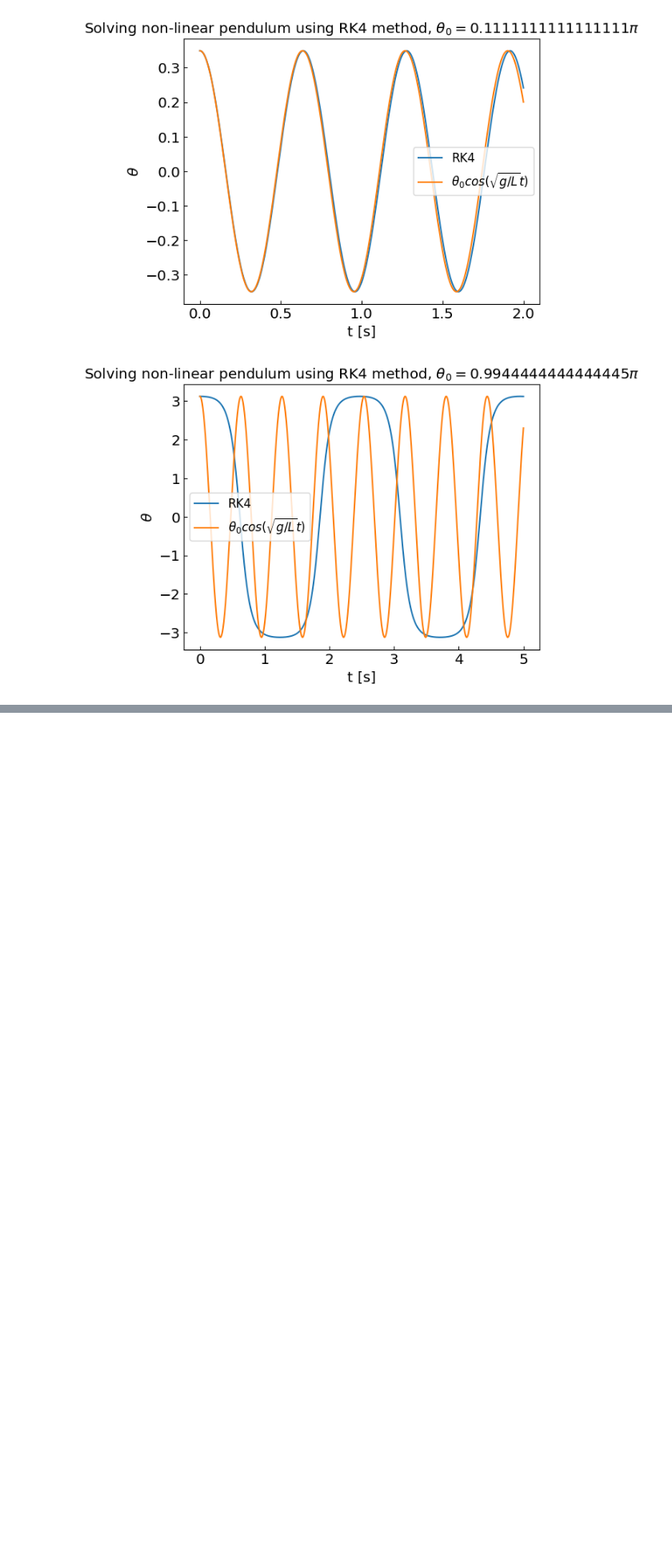
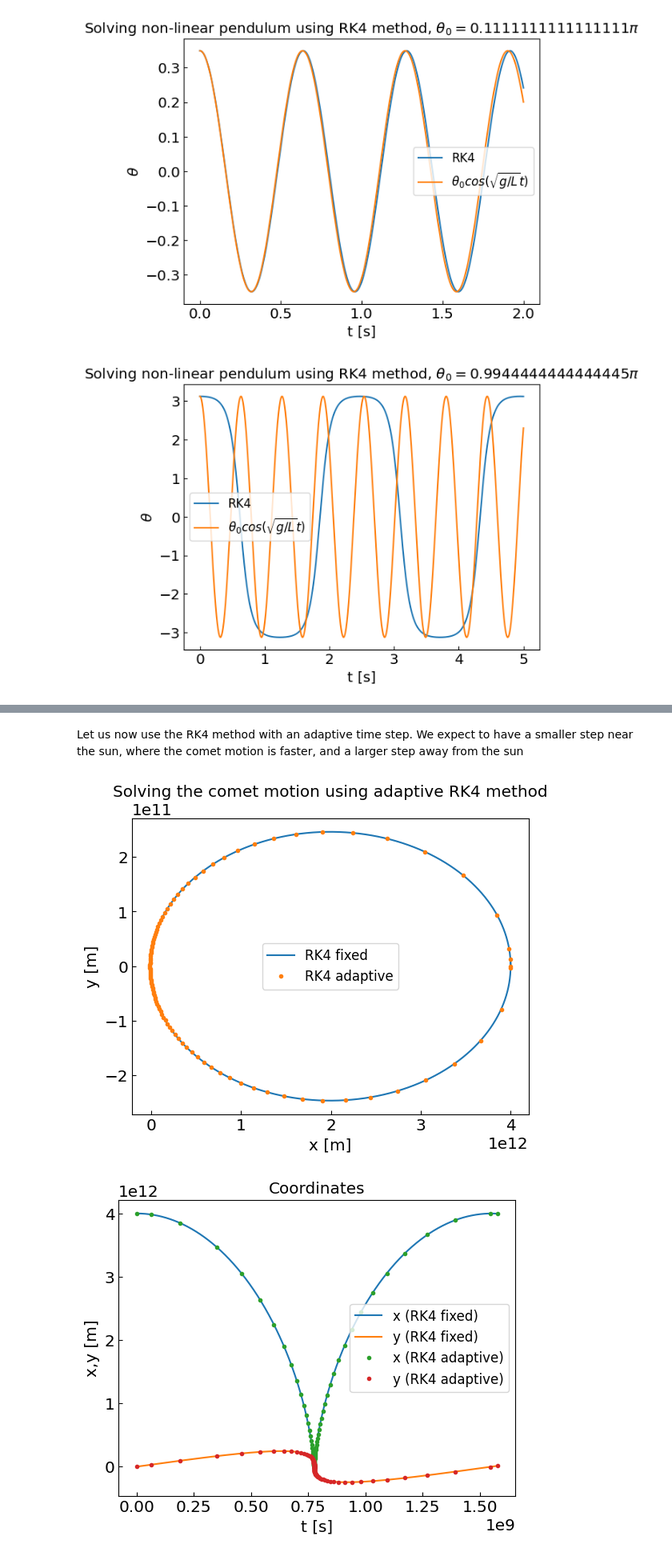
Before and after one commit to vlvovch/PHYS6350-ComputationalPhysics, a Jupyter notebook: code/7_OrdinaryDifferentialEquations/7_ODE.ipynb, the cells around one changed output, grey strips where cells are left out. Shown at 80% size. Saved outputs shown, nothing was run; the diff lists cells and outputs as text; code cells hidden in the pictures; blank space fills up the shorter version.

```diff
--- a/code/7_OrdinaryDifferentialEquations/7_ODE.ipynb
+++ b/code/7_OrdinaryDifferentialEquations/7_ODE.ipynb
@@ -933,0 +1142,77 @@ plt.show()
+# %% [markdown]
+Let us now use the RK4 method with an adaptive time step. We expect to have a smaller step near the sun, where the comet motion is faster, and a larger step away from the sun
+# %%
+G = 6.67430e-11
+Msun = 1.9885e30
+
+def fcomet(xin, t):
+    x = xin[0]
+    y = xin[1]
+    vx = xin[2]
+    vy = xin[3]
+    r = np.sqrt(x*x+y*y)
+    return np.array([vx,vy,-G*Msun*x/r**3,-G*Msun*y/r**3])
+
+def error_definition_comet(x1, x2):
+    return np.sqrt((x1[0]-x2[0])**2 + (x1[1]-x2[1])**2)
+
+x0 = [4.e12,0.,0.,500.]
+
+a = 0.
+b = 50. * 365. * 24. * 60. * 60. # 50 years
+h0 = 1. * 365. * 24. * 60. * 60. # Initial time step: 1 year
+delta = 1000. * 1.e3 / (365. * 24. * 60. * 60.)
+sol = ode_rk4_adaptive_multi(fcomet, x0, a, h0, b, delta, error_definition_comet)
+
+tpoints = [t for t in sol[0]]
+xpoints = [x[0] for x in sol[1]]
+ypoints = [x[1] for x in sol[1]]
+vxpoints = [x[2] for x in sol[1]]
+vypoints = [x[3] for x in sol[1]]
+vpoints = [np.sqrt(x[2]*x[2] + x[3]*x[3]) for x in sol[1]]
+
+plt.title("Solving the comet motion using adaptive RK4 method")
+plt.xlabel('x [m]')
+plt.ylabel('y [m]')
+plt.plot(xpoints_rk4_ref,ypoints_rk4_ref,label='RK4 fixed')
+plt.plot(xpoints,ypoints,'.',label='RK4 adaptive')
+#plt.plot(tpoints,ypoints,label='y')
+plt.legend()
+plt.show()
+
+plt.title("Coordinates")
+plt.xlabel('t [s]')
+plt.ylabel('x,y [m]')
+plt.plot(tpoints_rk4_ref,xpoints_rk4_ref,label='x (RK4 fixed)')
+plt.plot(tpoints_rk4_ref,ypoints_rk4_ref,label='y (RK4 fixed)')
+plt.plot(tpoints,xpoints,'.',label='x (RK4 adaptive)')
+plt.plot(tpoints,ypoints,'.',label='y (RK4 adaptive)')
+#plt.plot(tpoints,ypoints,label='y')
+plt.legend()
+plt.show()
+
+plt.title("Velocity")
+plt.xlabel('t [s]')
+plt.ylabel('v [m/s]')
+plt.plot(tpoints_rk4_ref,vpoints_rk4_ref,label='v (RK4 fixed)')
+plt.plot(tpoints,vpoints,'.',label='v (RK4 adaptive)')
+#plt.plot(tpoints,ypoints,label='y')
+plt.legend()
+plt.show()
+
+thpoints = []
+hpoints = []
+for i in range(len(tpoints) - 1):
+    thpoints.append(0.5*(tpoints[i] + tpoints[i+1]))
+    hpoints.append(tpoints[i+1] - tpoints[i])
+
+plt.title("Time steps")
+plt.xlabel('t [s]')
+plt.ylabel('h [s]')
+plt.plot(thpoints,hpoints,'.',label='Adaptive RK4')
+#plt.plot(tpoints,ypoints,label='y')
+plt.legend()
+plt.show()
+# %% [output]
+[figure, added]
+[figure, added]
```
Also changed, not shown: parts of 32 cells of this notebook, 4 other files.
